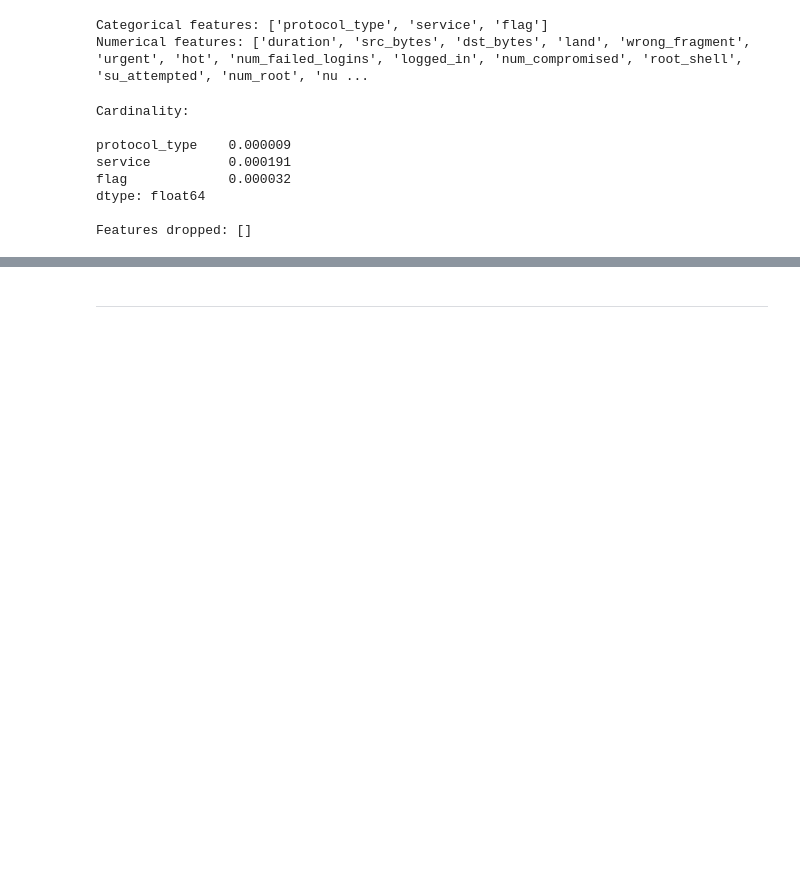
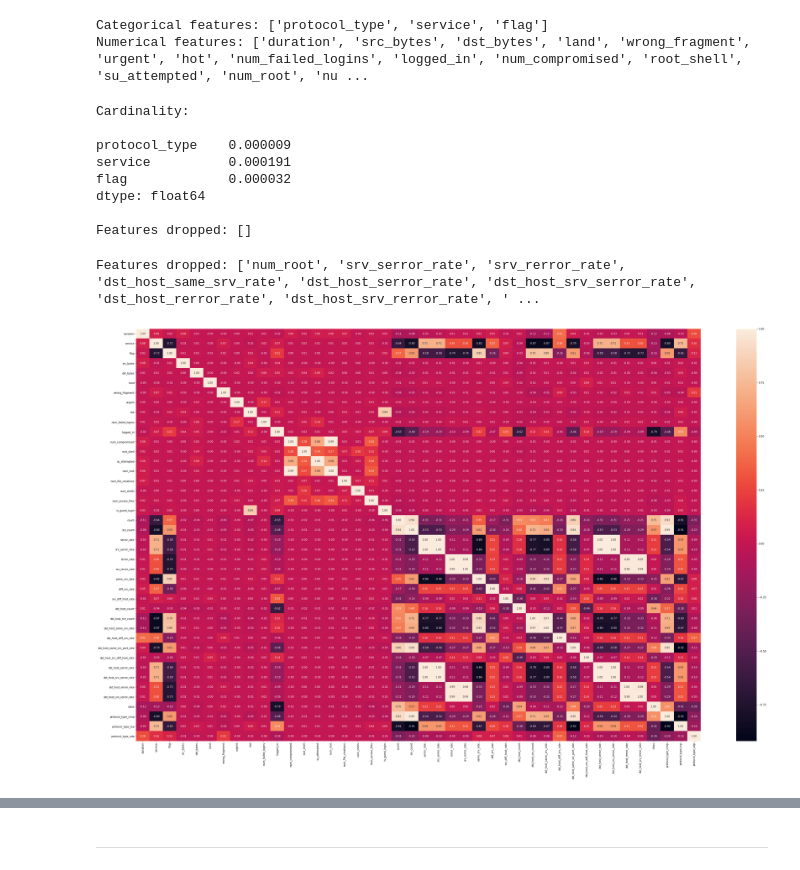
Before and after one commit to jnferreira/ADES-Kaggle, a Jupyter notebook: ADES_RF.ipynb, the cells around one changed output, grey strips where cells are left out. Drawn from its saved outputs; the diff is of its cells as text; code cells hidden in the pictures; blank space fills up the shorter version.

```diff
--- a/ADES_RF.ipynb
+++ b/ADES_RF.ipynb
@@ -43,6 +67,9 @@ flag             0.000032
 dtype: float64
 
 Features dropped: []
+# %%
+train_df = train_df.drop(['is_host_login', 'num_outbound_cmds'], axis=1);
+test_df = test_df.drop(['is_host_login', 'num_outbound_cmds'], axis=1);
 # %%
 train_df = pd.get_dummies(train_df, columns=['protocol_type'])
 test_df = pd.get_dummies(test_df, columns=['protocol_type'])
@@ -56,3 +83,25 @@ for col in cat_cols:
         le.fit(list(train_df[col].astype(str).values) + list(test_df[col].astype(str).values))
         train_df[col] = le.transform(list(train_df[col].astype(str).values))
         test_df[col] = le.transform(list(test_df[col].astype(str).values))
+# %%
+numerical_features = list(train_df.columns[train_df.dtypes != object].values[:-1])
+categorical_features = list(train_df.columns[train_df.dtypes == object].values)
+
+corr_table = train_df.corr()
+triu = corr_table.where(np.triu(np.ones(corr_table.shape) ,k=1).astype(np.bool))
+to_drop = [feat for feat in triu.columns if any(triu[feat] > 0.95)]
+
+train_df = train_df.drop(to_drop, axis=1)
+
+for feat in to_drop:
+    if feat in categorical_features:
+        categorical_features.remove(feat)
+    else:
+        numerical_features.remove(feat)
+
+print(f'\nFeatures dropped: {to_drop}')
+plt.figure(figsize=(50, 30))
+_ = sns.heatmap(corr_table, annot=True, fmt='.2f')
+# %% [output]
+Features dropped: ['num_root', 'srv_serror_rate', 'srv_rerror_rate', 'dst_host_same_srv_rate', 'dst_host_serror_rate', 'dst_host_srv_serror_rate', 'dst_host_rerror_rate', 'dst_host_srv_rerror_rate', ' ...
+[figure, added]
```
Also changed, not shown: parts of 31 cells of this notebook, 10 other files.
